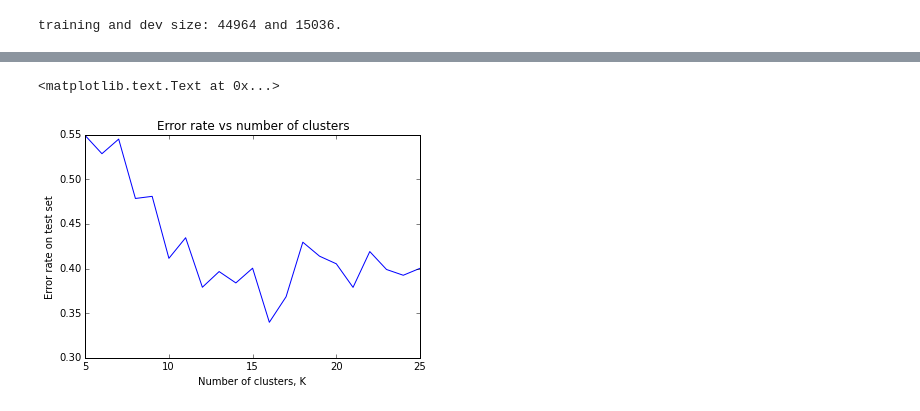
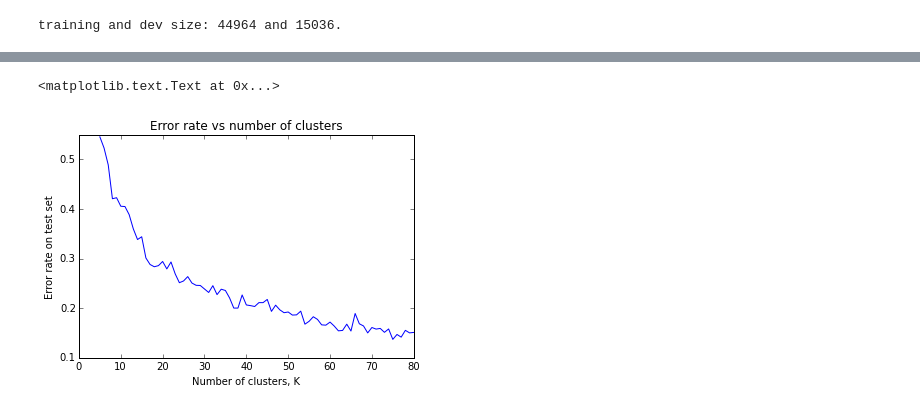
Before and after one commit to ajmaurer/Chicago-Course-Work, a Jupyter notebook: stat376/assn2_kmeans.ipynb, the cells around one changed output, grey strips where cells are left out. Cells and saved outputs as stored; diff of their text form; code cells hidden in the pictures.

```diff
--- a/stat376/assn2_kmeans.ipynb
+++ b/stat376/assn2_kmeans.ipynb
@@ -86,17 +135,17 @@ Error rate for 10 clusters: 41.19%
 # %%
 # Compute test error for a range of K
 rates = []
-for k in range(5, 26):
+for k in range(5, 81):
     #print 'Computing for K = %d...' % k
     clusters = KMeans.train(digits_train.map(lambda x: x[1]), k, maxIterations = 50, runs = 5, initializationMode = "random")
     clusterLabels = asscLabels(clusters)
     rates.append(1 - digits_dev.map(lambda x: clusterLabels[clusters.predict(x[1])] == x[0]).mean())
     #print 'Error rate for K = %d: %.2f%%' % (k, rates[-1] * 100)
 # %%
-plt.plot(range(5, 26), rates)
+plt.plot(range(5, 81), rates)
 plt.xlabel('Number of clusters, K')
 plt.ylabel('Error rate on test set')
 plt.title('Error rate vs number of clusters')
 # %% [output]
 <matplotlib.text.Text at 0x...>
-[figure, old version]
+[figure, new version]
```
Also changed, not shown: parts of 15 cells of this notebook, 1 other file.
